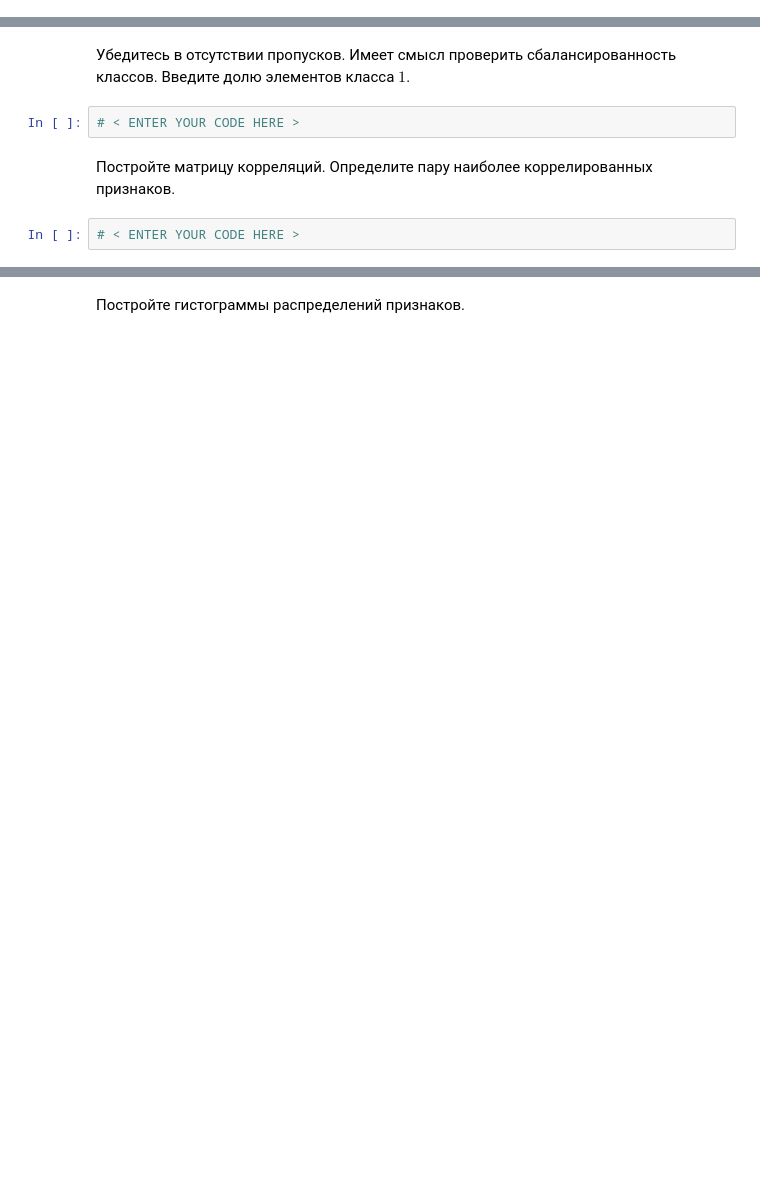
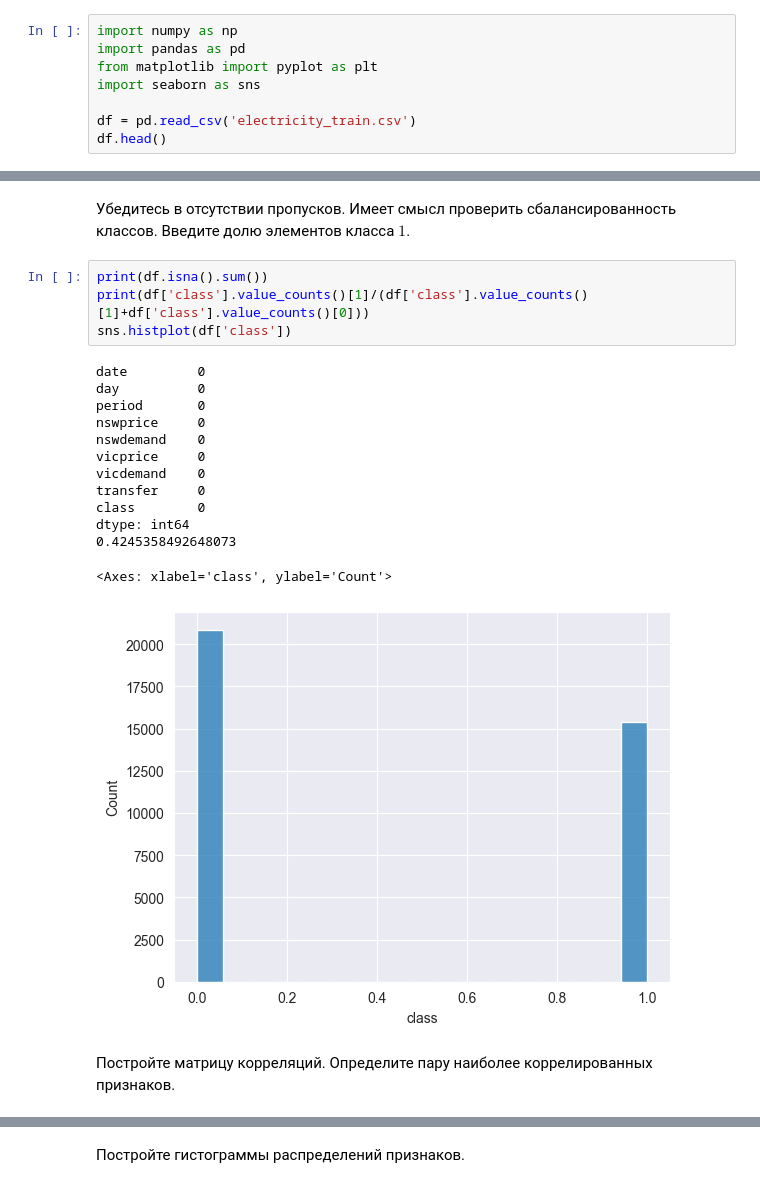
Before and after one commit to spacexerq/ml, a Jupyter notebook: OE_3/Ensembles_Students.ipynb, the cells around one changed output, grey strips where cells are left out. Cells and saved outputs as stored; diff of their text form; blank space fills up the shorter version.

```diff
--- a/OE_3/Ensembles_Students.ipynb
+++ b/OE_3/Ensembles_Students.ipynb
@@ -38,0 +37,8 @@ J. Gama, P. Medas, G. Castillo, and P. Rodrigues. Learning with drift detection.
+# %%
+import numpy as np
+import pandas as pd
+from matplotlib import pyplot as plt
+import seaborn as sns
+
+df = pd.read_csv('electricity_train.csv')
+df.head()
@@ -43,8 +66,22 @@ J. Gama, P. Medas, G. Castillo, and P. Rodrigues. Learning with drift detection.
 # %% [markdown]
 Убедитесь в отсутствии пропусков. Имеет смысл проверить сбалансированность классов. Введите долю элементов класса $1$.
-# %%
-# < ENTER YOUR CODE HERE >
+# %%
+print(df.isna().sum())
+print(df['class'].value_counts()[1]/(df['class'].value_counts()[1]+df['class'].value_counts()[0]))
+sns.histplot(df['class'])
+# %% [output]
+date         0
+day          0
+period       0
+nswprice     0
+nswdemand    0
+vicprice     0
+vicdemand    0
+transfer     0
+class        0
+dtype: int64
+0.4245358492648073
+<Axes: xlabel='class', ylabel='Count'>
+[figure, added]
 # %% [markdown]
 Постройте матрицу корреляций. Определите пару наиболее коррелированных признаков.
-# %%
-# < ENTER YOUR CODE HERE >
```
Also changed, not shown: parts of 12 cells of this notebook, 4 other files.
